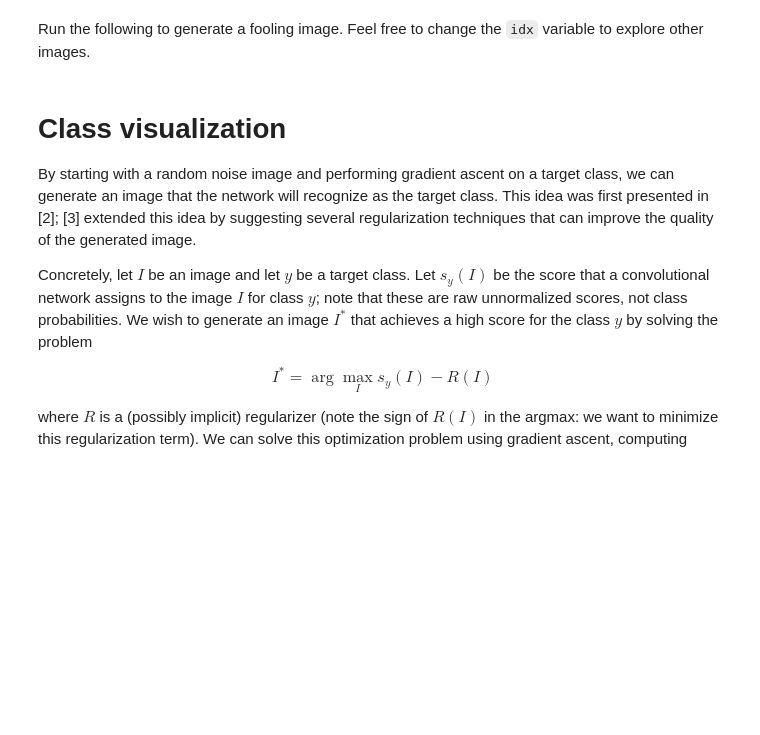
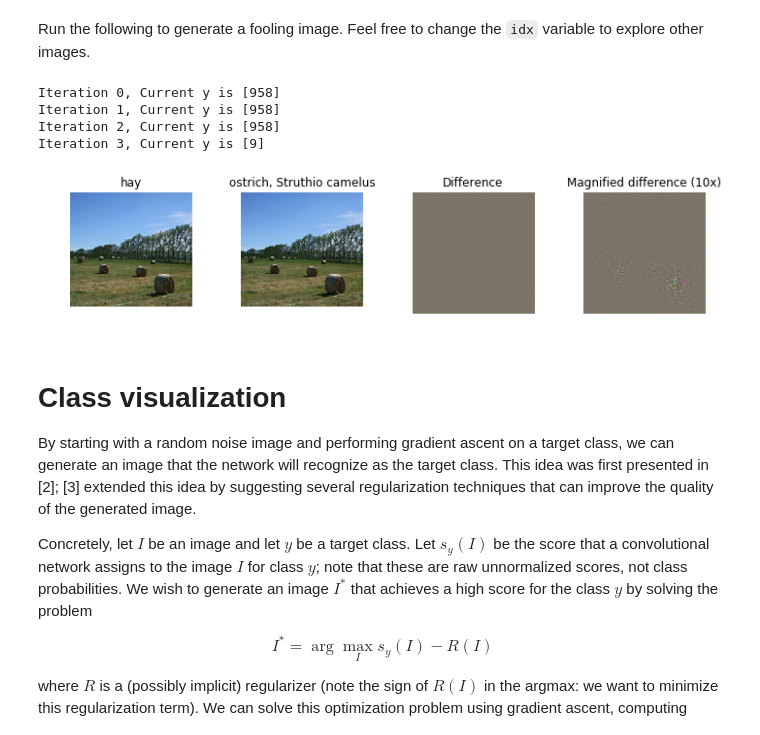
Before and after one commit to vincent732/cs231n, a Jupyter notebook: assignment3/NetworkVisualization-TensorFlow.ipynb, the cells around one changed output. Drawn from its saved outputs; the diff is of its cells as text; code cells hidden in the pictures; blank space fills up the shorter version.

```diff
--- a/assignment3/NetworkVisualization-TensorFlow.ipynb
+++ b/assignment3/NetworkVisualization-TensorFlow.ipynb
@@ -209,7 +208,21 @@ def make_fooling_image(X, target_y, model):
     # in fewer than 100 iterations of gradient ascent.                           #
     # You can print your progress over iterations to check your algorithm.       #
     ##############################################################################
-    pass
+    target_score = model.classifier[0,target_y]
+    grad = tf.gradients(target_score, model.image)
+    learning_rate = tf.constant(learning_rate, dtype=tf.float32)
+    grad = tf.divide(tf.multiply(learning_rate, grad), tf.norm(grad))
+    #grad = learning_rate * grad / tf.norm(grad)
+    # current max score class
+    max_score = tf.argmax(model.classifier, axis = 1)
+    i = 0
+    y = -1
+    while y != target_y:
+        dx = sess.run(grad, feed_dict={model.image:X_fooling})
+        X_fooling += dx[0]
+        y = sess.run(max_score, feed_dict={model.image:X_fooling})
+        print("Iteration {}, Current y is {}".format(i, y))
+        i+=1
     ##############################################################################
     #                             END OF YOUR CODE                               #
     ##############################################################################
@@ -219,34 +232,40 @@ Run the following to generate a fooling image. Feel free to change the `idx` var
 # %%
 idx = 0
 Xi = X[idx][None]
-target_y = 6
+target_y = 9
 X_fooling = make_fooling_image(Xi, target_y, model)
 
 # Make sure that X_fooling is classified as y_target
 scores = sess.run(model.classifier, {model.image: X_fooling})
 assert scores[0].argmax() == target_y, 'The network is not fooled!'
 
 # Show original image, fooling image, and difference
 orig_img = deprocess_image(Xi[0])
 fool_img = deprocess_image(X_fooling[0])
 # Rescale
 plt.subplot(1, 4, 1)
 plt.imshow(orig_img)
 plt.axis('off')
 plt.title(class_names[y[idx]])
 plt.subplot(1, 4, 2)
 plt.imshow(fool_img)
 plt.title(class_names[target_y])
 plt.axis('off')
 plt.subplot(1, 4, 3)
 plt.title('Difference')
 plt.imshow(deprocess_image((Xi-X_fooling)[0]))
 plt.axis('off')
 plt.subplot(1, 4, 4)
 plt.title('Magnified difference (10x)')
 plt.imshow(deprocess_image(10 * (Xi-X_fooling)[0]))
 plt.axis('off')
 plt.gcf().tight_layout()
+# %% [output]
+Iteration 0, Current y is [958]
+Iteration 1, Current y is [958]
+Iteration 2, Current y is [958]
+Iteration 3, Current y is [9]
+[figure, added]
 # %% [markdown]
 # Class visualization
 By starting with a random noise image and performing gradient ascent on a target class, we can generate an image that the network will recognize as the target class. This idea was first presented in [2]; [3] extended this idea by suggesting several regularization techniques that can improve the quality of the generated image.
```
Also changed, not shown: parts of 4 cells of this notebook.
